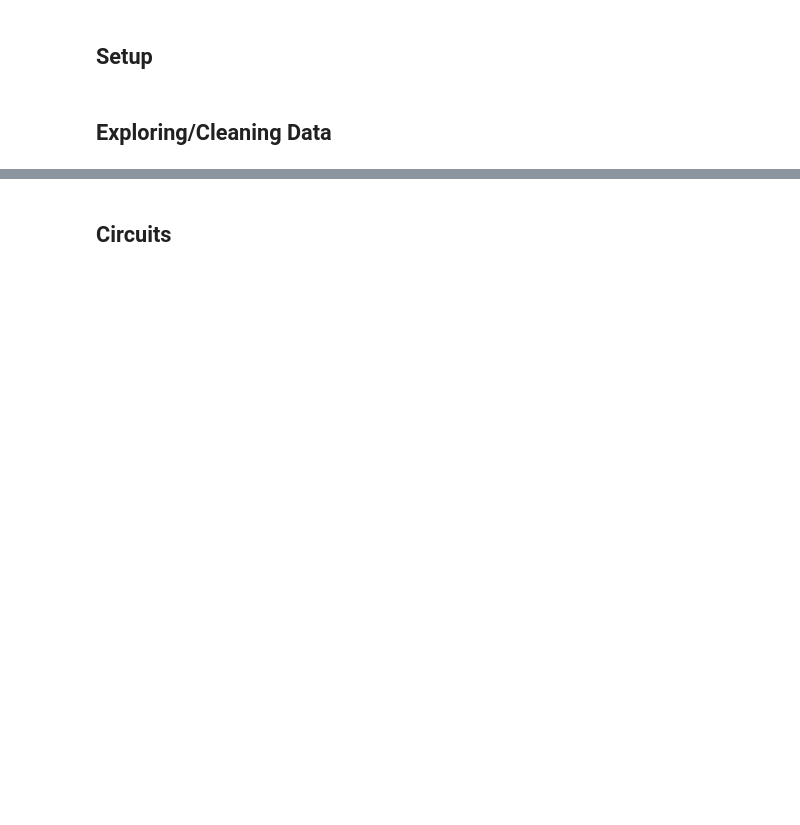
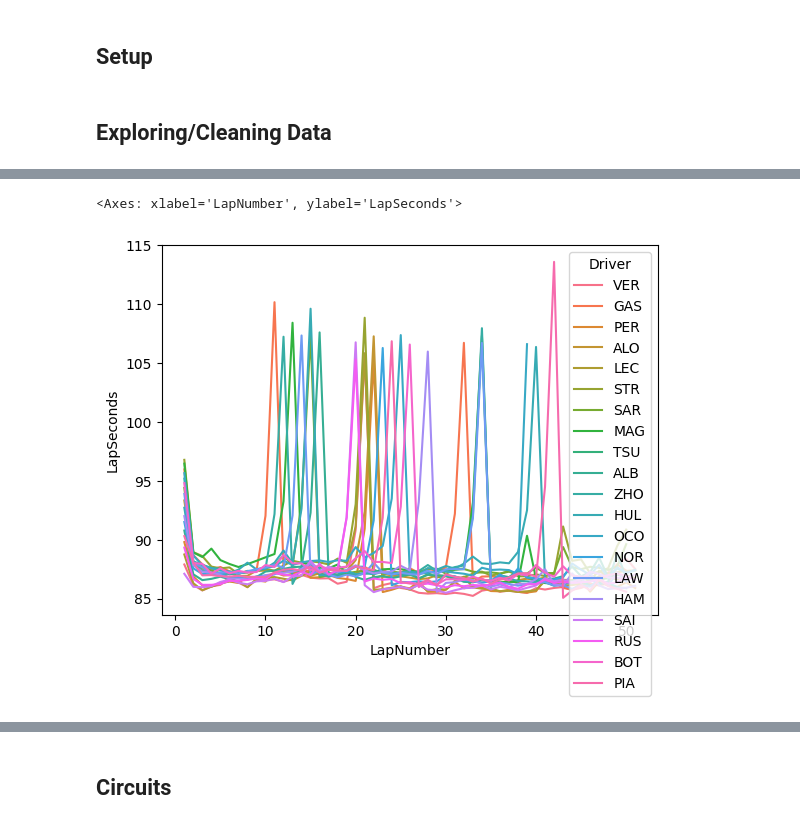
Before and after one commit to n8taylor/cs5830_final_project, a Jupyter notebook: finalProject.ipynb, the cells around one changed output, grey strips where cells are left out. Saved outputs shown, nothing was run; the diff lists cells and outputs as text; code cells hidden in the pictures; blank space fills up the shorter version.

```diff
--- a/finalProject.ipynb
+++ b/finalProject.ipynb
@@ -33,3 +37,7 @@ import fastf1
 # display(session.pos_data)
 # display(session.session_start_time)
 # display(session.t0_date)
+# %%
+session = fastf1.get_session(2023, 'Monza', 'race')
+session.load()
+laps = session.laps
@@ -35,0 +60,5 @@ import fastf1
+# %%
+laps['LapSeconds'] = (laps['LapTime'].dt.seconds * 1000000 + laps['LapTime'].dt.microseconds) / 1000000
+display(laps)
+display(laps.columns)
+laps.describe()
@@ -35,0 +97,6 @@ import fastf1
+# %%
+sns.lineplot(laps, x='LapNumber', y='LapSeconds', hue='Driver')
+# plt.gca().invert_yaxis()  # Invert the y-axis
+# %% [output]
+<Axes: xlabel='LapNumber', ylabel='LapSeconds'>
+[figure, added]
```
Also changed, not shown: parts of 9 cells of this notebook.
